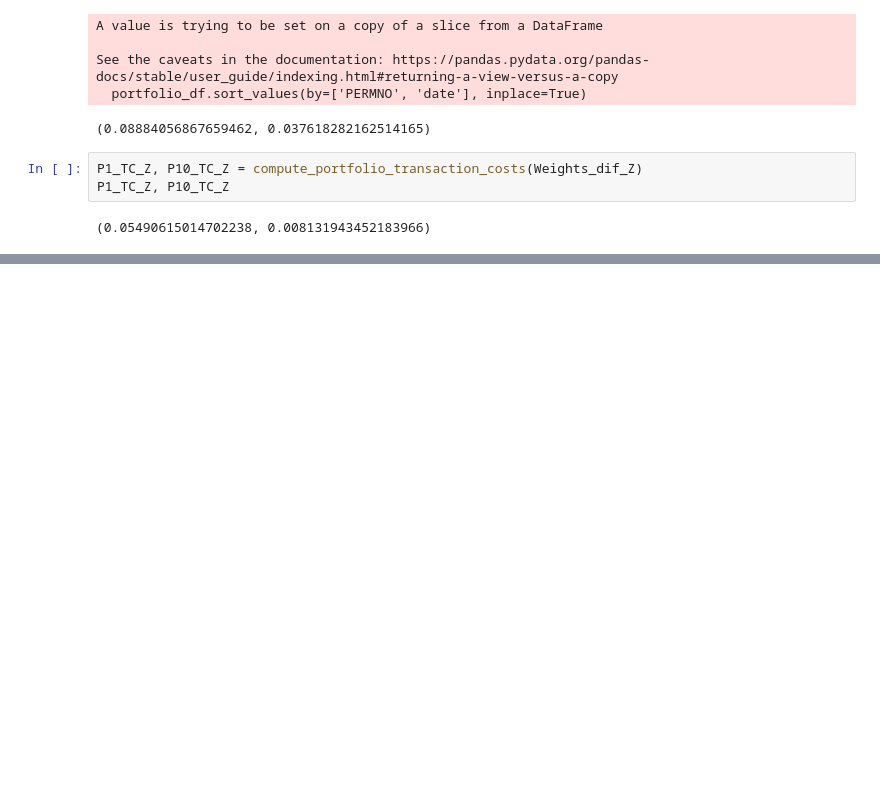
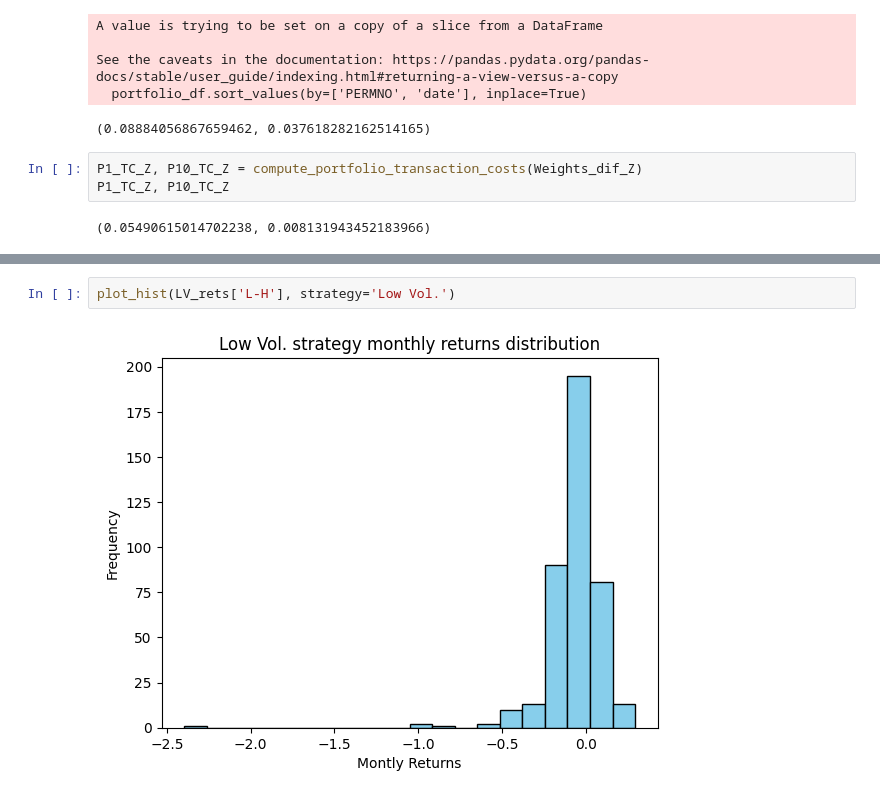
Before and after one commit to Berga20/AdvInv-Project, a Jupyter notebook: Coding.ipynb, the cells around one changed output, grey strips where cells are left out. Drawn from its saved outputs; the diff is of its cells as text; blank space fills up the shorter version.

```diff
--- a/Coding.ipynb
+++ b/Coding.ipynb
@@ -1540,0 +1702,4 @@ P1_TC_Z, P10_TC_Z
+# %%
+plot_hist(LV_rets['L-H'], strategy='Low Vol.')
+# %% [output]
+[figure, added]
```
Also changed, not shown: parts of 12 cells of this notebook.
